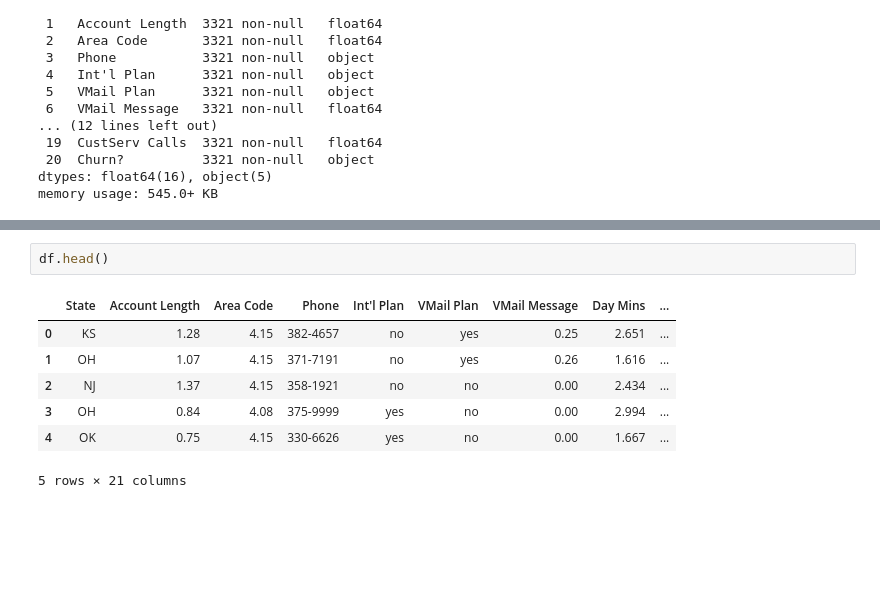
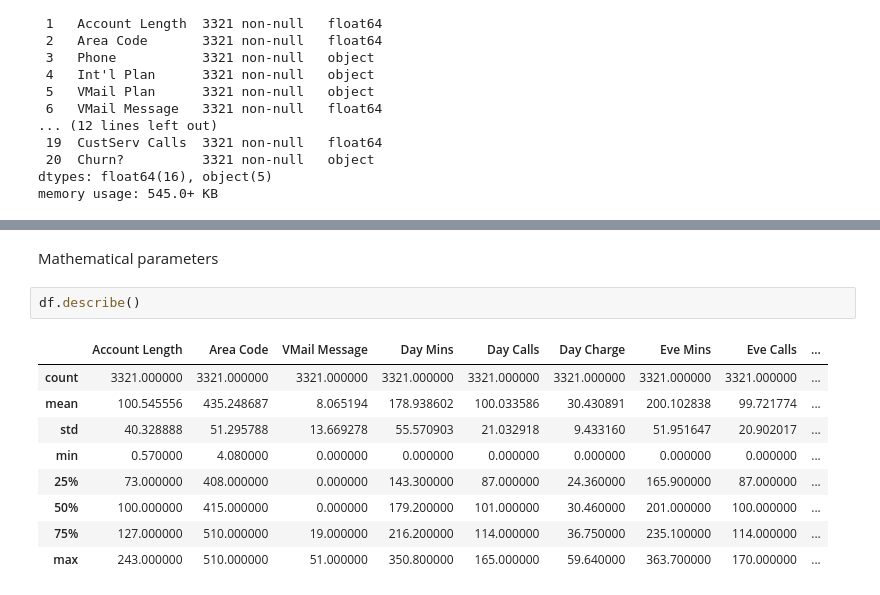
Before and after one commit to jivaniyash/ML_Projects, a Jupyter notebook: data_analysis/churn_data/churn_analysis.ipynb, the cells around one changed output, grey strips where cells are left out. Drawn from its saved outputs; the diff is of its cells as text; blank space fills up the shorter version.

Commit message:
find correlation & mathematical parameters

```diff
--- a/data_analysis/churn_data/churn_analysis.ipynb
+++ b/data_analysis/churn_data/churn_analysis.ipynb
@@ -30,10 +95,14 @@ memory usage: 545.0+ KB
+# %% [markdown]
+Mathematical parameters
 # %%
-df.head()
+df.describe()
 # %% [output]
-|  | State | Account Length | Area Code | Phone | Int'l Plan | VMail Plan | VMail Message | Day Mins | ... |
-| 0 | KS | 1.28 | 4.15 | 382-4657 | no | yes | 0.25 | 2.651 | ... |
-| 1 | OH | 1.07 | 4.15 | 371-7191 | no | yes | 0.26 | 1.616 | ... |
-| 2 | NJ | 1.37 | 4.15 | 358-1921 | no | no | 0.00 | 2.434 | ... |
-| 3 | OH | 0.84 | 4.08 | 375-9999 | yes | no | 0.00 | 2.994 | ... |
-| 4 | OK | 0.75 | 4.15 | 330-6626 | yes | no | 0.00 | 1.667 | ... |
+|  | Account Length | Area Code | VMail Message | Day Mins | Day Calls | Day Charge | Eve Mins | Eve Calls | ... |
+| count | 3321.000000 | 3321.000000 | 3321.000000 | 3321.000000 | 3321.000000 | 3321.000000 | 3321.000000 | 3321.000000 | ... |
+| mean | 100.545556 | 435.248687 | 8.065194 | 178.938602 | 100.033586 | 30.430891 | 200.102838 | 99.721774 | ... |
+| std | 40.328888 | 51.295788 | 13.669278 | 55.570903 | 21.032918 | 9.433160 | 51.951647 | 20.902017 | ... |
+| min | 0.570000 | 4.080000 | 0.000000 | 0.000000 | 0.000000 | 0.000000 | 0.000000 | 0.000000 | ... |
+| 25% | 73.000000 | 408.000000 | 0.000000 | 143.300000 | 87.000000 | 24.360000 | 165.900000 | 87.000000 | ... |
+| 50% | 100.000000 | 415.000000 | 0.000000 | 179.200000 | 101.000000 | 30.460000 | 201.000000 | 100.000000 | ... |
+| 75% | 127.000000 | 510.000000 | 19.000000 | 216.200000 | 114.000000 | 36.750000 | 235.100000 | 114.000000 | ... |
+| max | 243.000000 | 510.000000 | 51.000000 | 350.800000 | 165.000000 | 59.640000 | 363.700000 | 170.000000 | ... |
-5 rows × 21 columns
```
Also changed, not shown: parts of 8 cells of this notebook.
